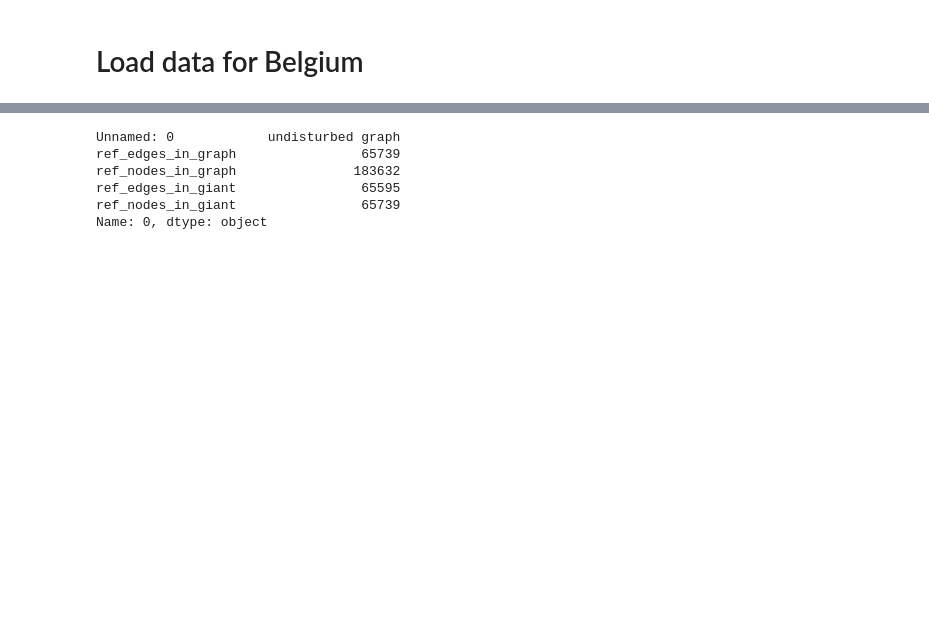
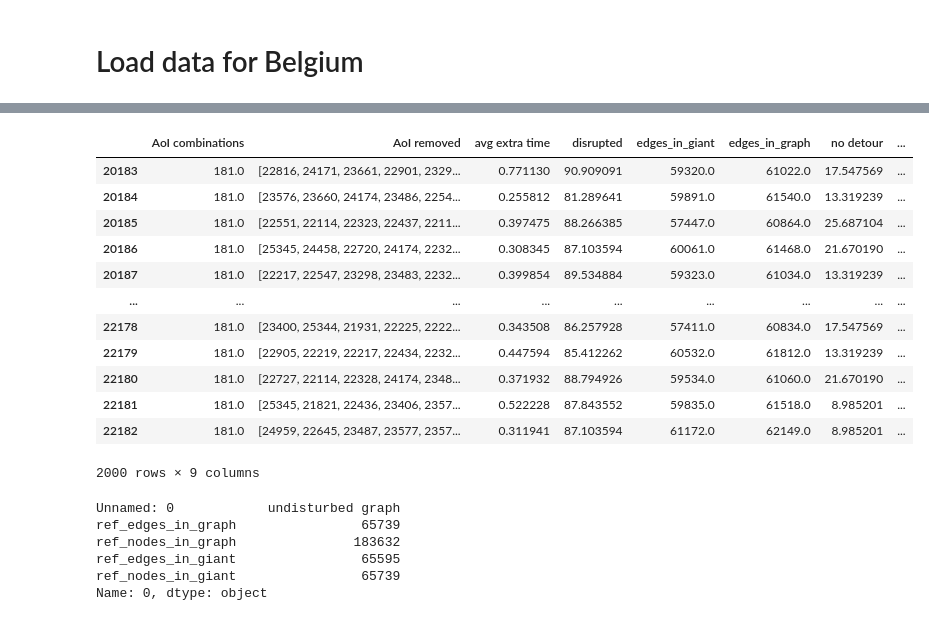
Before and after one commit to keesvanginkel/europe_flood_road_disruption, a Jupyter notebook: scripts/aggregate_giantcomponent.ipynb, the cells around one changed output, grey strips where cells are left out. Cells and saved outputs as stored; diff of their text form; code cells hidden in the pictures; blank space fills up the shorter version.

```diff
--- a/scripts/aggregate_giantcomponent.ipynb
+++ b/scripts/aggregate_giantcomponent.ipynb
@@ -75,3 +97,19 @@ df
+# %%
+df.loc[df['AoI combinations']==181.]
+# %% [output]
+|  | AoI combinations | AoI removed | avg extra time | disrupted | edges_in_giant | edges_in_graph | no detour | ... |
+| 20183 | 181.0 | [22816, 24171, 23661, 22901, 2329... | 0.771130 | 90.909091 | 59320.0 | 61022.0 | 17.547569 | ... |
+| 20184 | 181.0 | [23576, 23660, 24174, 23486, 2254... | 0.255812 | 81.289641 | 59891.0 | 61540.0 | 13.319239 | ... |
+| 20185 | 181.0 | [22551, 22114, 22323, 22437, 2211... | 0.397475 | 88.266385 | 57447.0 | 60864.0 | 25.687104 | ... |
+| 20186 | 181.0 | [25345, 24458, 22720, 24174, 2232... | 0.308345 | 87.103594 | 60061.0 | 61468.0 | 21.670190 | ... |
+| 20187 | 181.0 | [22217, 22547, 23298, 23483, 2232... | 0.399854 | 89.534884 | 59323.0 | 61034.0 | 13.319239 | ... |
+| ... | ... | ... | ... | ... | ... | ... | ... | ... |
+| 22178 | 181.0 | [23400, 25344, 21931, 22225, 2222... | 0.343508 | 86.257928 | 57411.0 | 60834.0 | 17.547569 | ... |
+| 22179 | 181.0 | [22905, 22219, 22217, 22434, 2232... | 0.447594 | 85.412262 | 60532.0 | 61812.0 | 13.319239 | ... |
+| 22180 | 181.0 | [22727, 22114, 22328, 24174, 2348... | 0.371932 | 88.794926 | 59534.0 | 61060.0 | 21.670190 | ... |
+| 22181 | 181.0 | [25345, 21821, 22436, 23406, 2357... | 0.522228 | 87.843552 | 59835.0 | 61518.0 | 8.985201 | ... |
+| 22182 | 181.0 | [24959, 22645, 23487, 23577, 2357... | 0.311941 | 87.103594 | 61172.0 | 62149.0 | 8.985201 | ... |
+2000 rows × 9 columns
 # %%
 #Process reference file
 reference = pd.read_csv(ref_file,sep=';')
```
Also changed, not shown: parts of 8 cells of this notebook.
